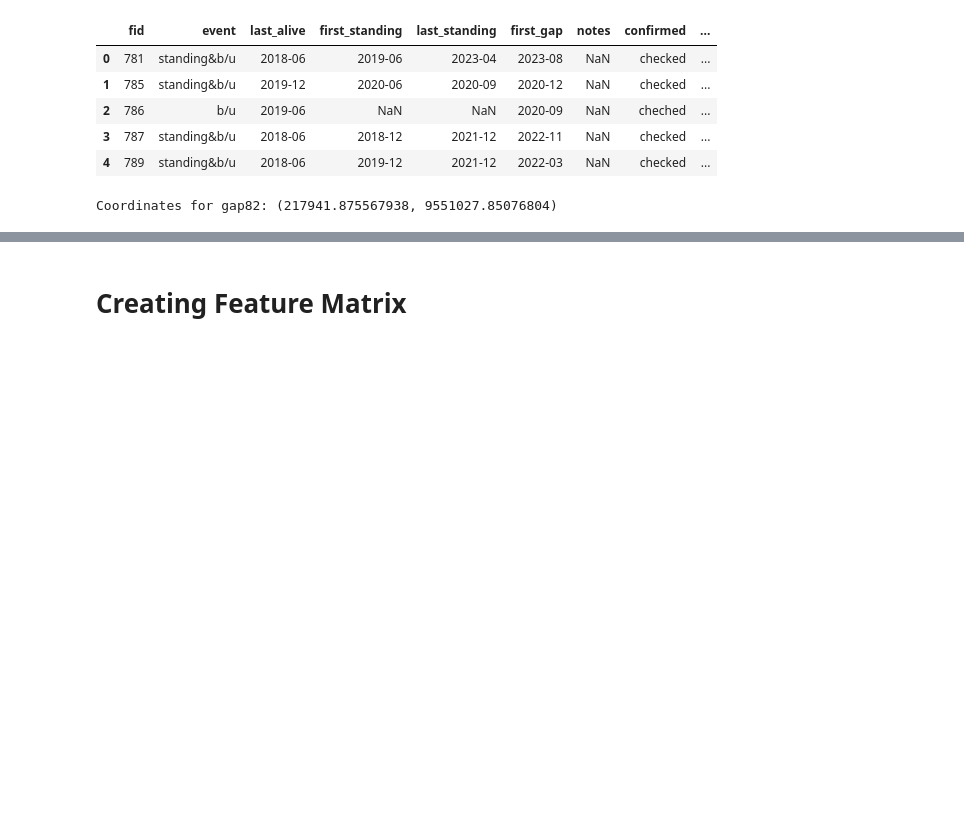
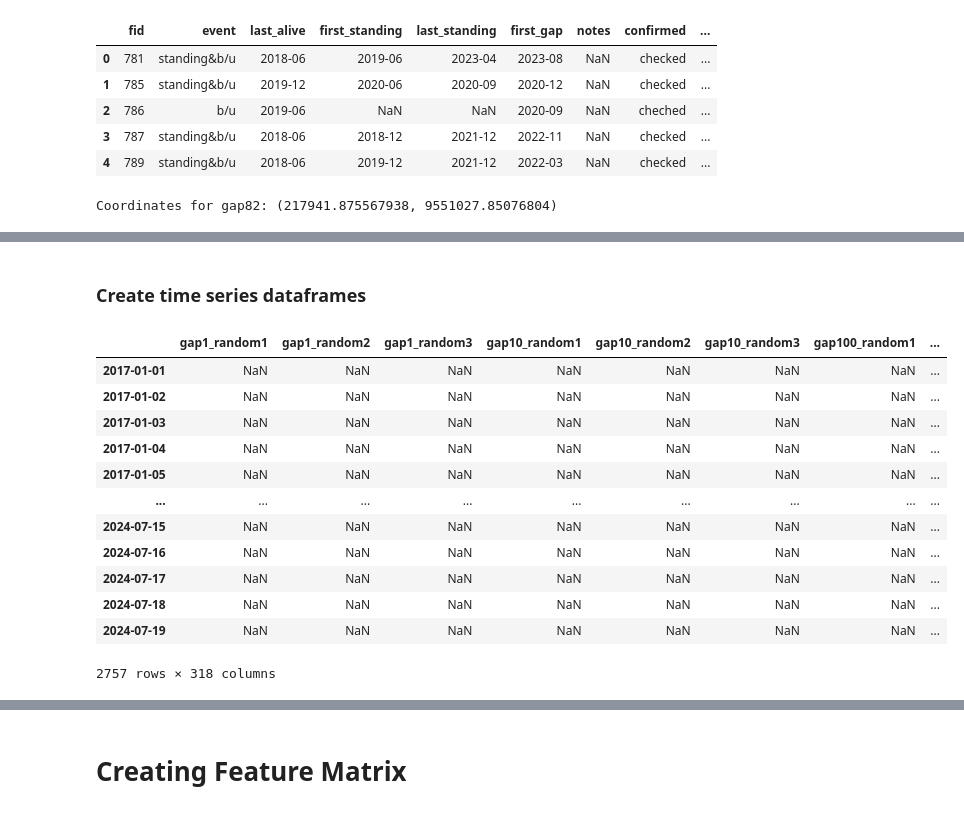
Before and after one commit to ol-webb/tree_gaps4, a Jupyter notebook: all_gaps_mk2/main1.ipynb, the cells around one changed output, grey strips where cells are left out. Cells and saved outputs as stored; diff of their text form; code cells hidden in the pictures; blank space fills up the shorter version.

```diff
--- a/all_gaps_mk2/main1.ipynb
+++ b/all_gaps_mk2/main1.ipynb
@@ -444,0 +432,2 @@ for gap_folder in gap_folders:
+# %% [markdown]
+### Create time series dataframes
@@ -444,0 +443,16 @@ for gap_folder in gap_folders:
+# %%
+df_series_alltime_random
+# %% [output]
+|  | gap1_random1 | gap1_random2 | gap1_random3 | gap10_random1 | gap10_random2 | gap10_random3 | gap100_random1 | ... |
+| 2017-01-01 | NaN | NaN | NaN | NaN | NaN | NaN | NaN | ... |
+| 2017-01-02 | NaN | NaN | NaN | NaN | NaN | NaN | NaN | ... |
+| 2017-01-03 | NaN | NaN | NaN | NaN | NaN | NaN | NaN | ... |
+| 2017-01-04 | NaN | NaN | NaN | NaN | NaN | NaN | NaN | ... |
+| 2017-01-05 | NaN | NaN | NaN | NaN | NaN | NaN | NaN | ... |
+| ... | ... | ... | ... | ... | ... | ... | ... | ... |
+| 2024-07-15 | NaN | NaN | NaN | NaN | NaN | NaN | NaN | ... |
+| 2024-07-16 | NaN | NaN | NaN | NaN | NaN | NaN | NaN | ... |
+| 2024-07-17 | NaN | NaN | NaN | NaN | NaN | NaN | NaN | ... |
+| 2024-07-18 | NaN | NaN | NaN | NaN | NaN | NaN | NaN | ... |
+| 2024-07-19 | NaN | NaN | NaN | NaN | NaN | NaN | NaN | ... |
+2757 rows × 318 columns
```
Also changed, not shown: parts of 21 cells of this notebook.
